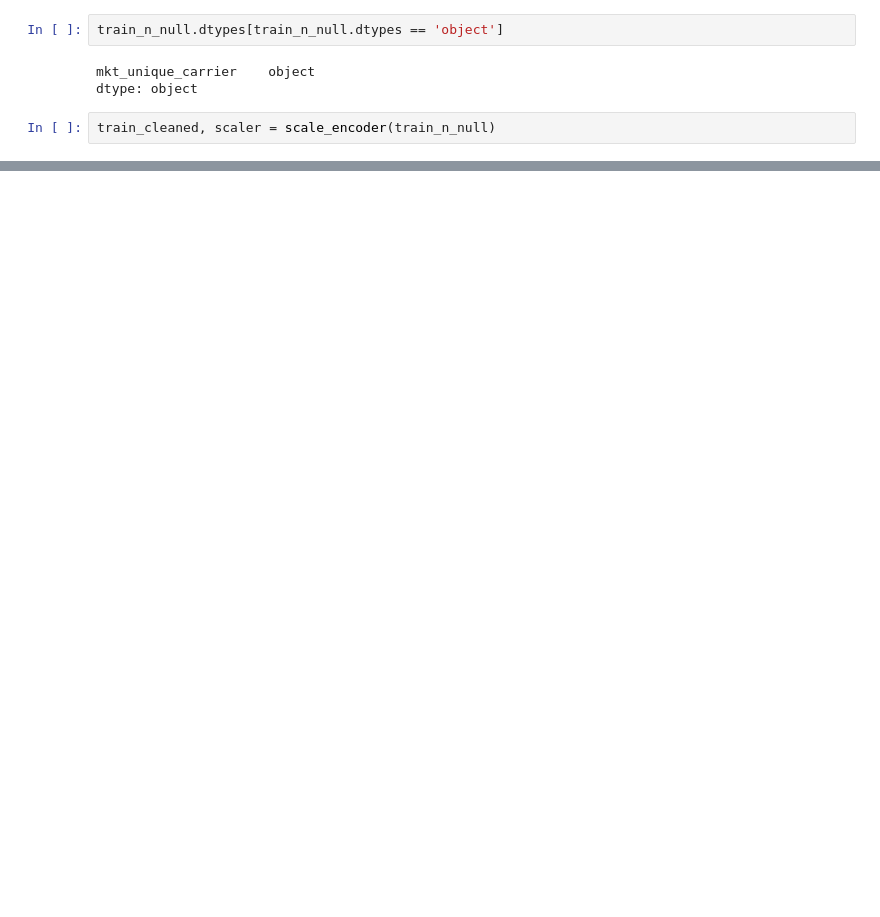
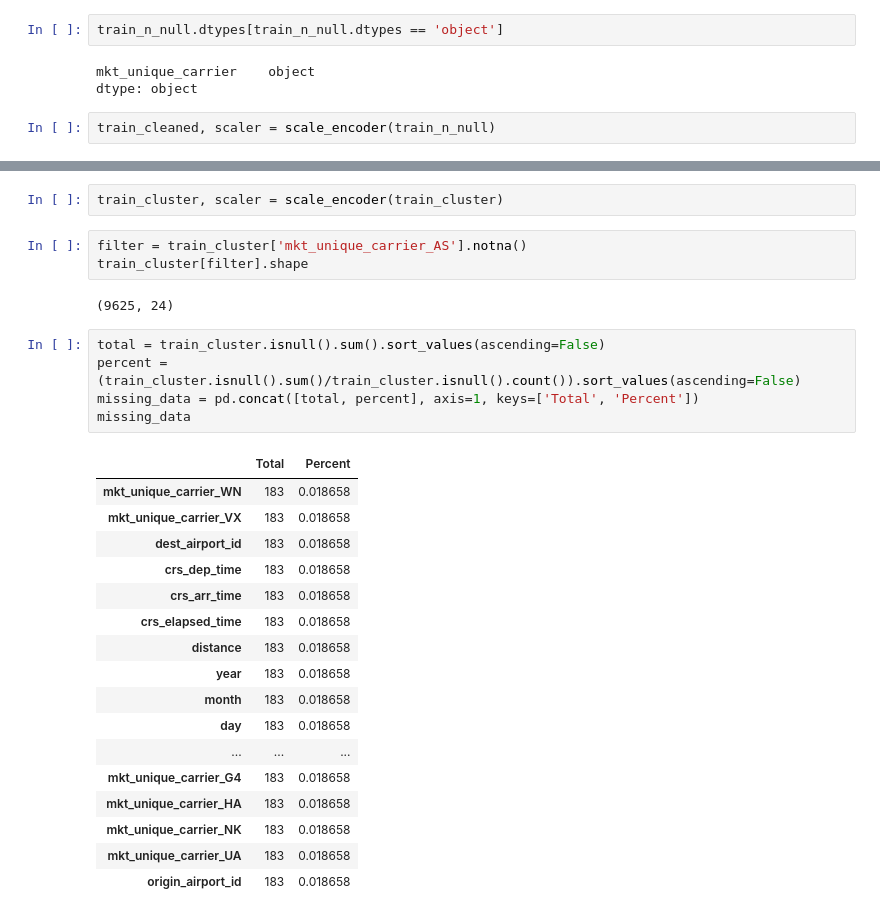
Before and after one commit to Zmek95/Flight_Delay_Predictor, a Jupyter notebook: f_engineering.ipynb, the cells around one changed output, grey strips where cells are left out. Saved outputs shown, nothing was run; the diff lists cells and outputs as text; blank space fills up the shorter version.

```diff
--- a/f_engineering.ipynb
+++ b/f_engineering.ipynb
@@ -117,0 +178,30 @@ train_cleaned.to_csv('./data/train.csv')
+# %%
+train_cluster, scaler = scale_encoder(train_cluster)
+# %%
+filter = train_cluster['mkt_unique_carrier_AS'].notna()
+train_cluster[filter].shape
+# %% [output]
+(9625, 24)
+# %%
+total = train_cluster.isnull().sum().sort_values(ascending=False)
+percent = (train_cluster.isnull().sum()/train_cluster.isnull().count()).sort_values(ascending=False)
+missing_data = pd.concat([total, percent], axis=1, keys=['Total', 'Percent'])
+missing_data
+# %% [output]
+|  | Total | Percent |
+| mkt_unique_carrier_WN | 183 | 0.018658 |
+| mkt_unique_carrier_VX | 183 | 0.018658 |
+| dest_airport_id | 183 | 0.018658 |
+| crs_dep_time | 183 | 0.018658 |
+| crs_arr_time | 183 | 0.018658 |
+| crs_elapsed_time | 183 | 0.018658 |
+| distance | 183 | 0.018658 |
+| year | 183 | 0.018658 |
+| month | 183 | 0.018658 |
+| day | 183 | 0.018658 |
+| ... | ... | ... |
+| mkt_unique_carrier_G4 | 183 | 0.018658 |
+| mkt_unique_carrier_HA | 183 | 0.018658 |
+| mkt_unique_carrier_NK | 183 | 0.018658 |
+| mkt_unique_carrier_UA | 183 | 0.018658 |
+| origin_airport_id | 183 | 0.018658 |
```
Also changed, not shown: parts of 19 cells of this notebook, 3 other files.
